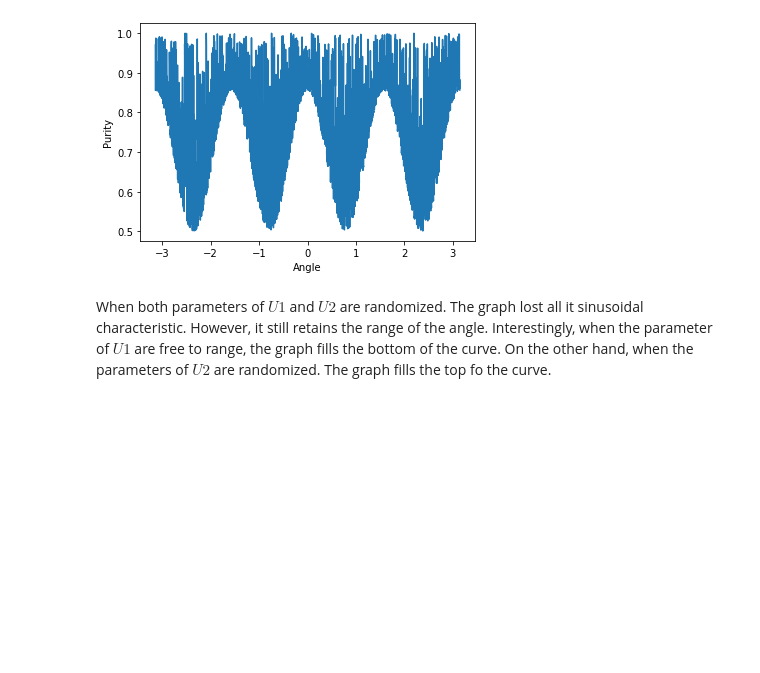
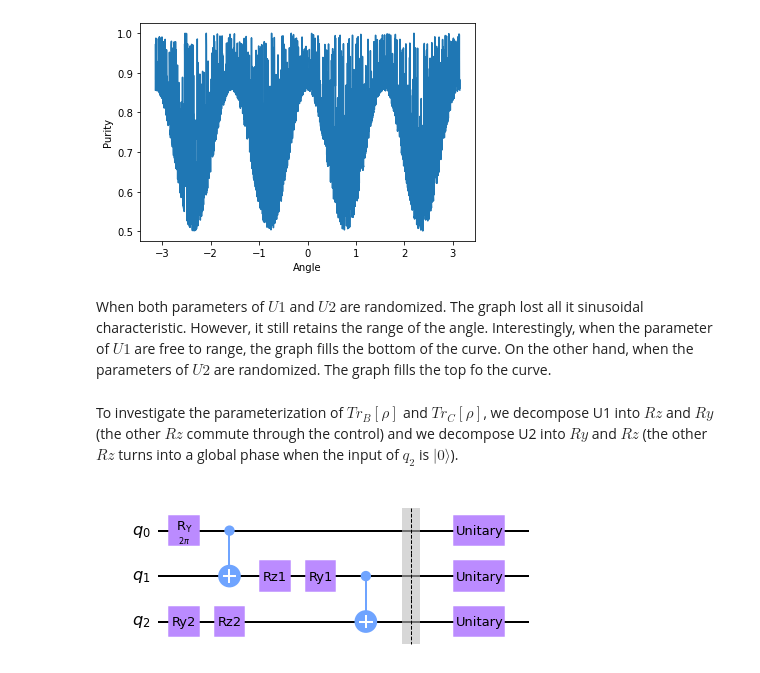
Before and after one commit to mpham26uchicago/QOSF_Mentorship, a Jupyter notebook: Density Matrix.ipynb, the cells around one changed output. Drawn from its saved outputs; the diff is of its cells as text; code cells hidden in the pictures; blank space fills up the shorter version.

```diff
--- a/Density Matrix.ipynb
+++ b/Density Matrix.ipynb
@@ -208,3 +208,23 @@ Text(0, 0.5, 'Purity')
 [figure]
 # %% [markdown]
 When both parameters of $U1$ and $U2$ are randomized. The graph lost all it sinusoidal characteristic. However, it still retains the range of the angle. Interestingly, when the parameter of $U1$ are free to range, the graph fills the bottom of the curve. On the other hand, when the parameters of $U2$ are randomized. The graph fills the top fo the curve.
+# %% [markdown]
+To investigate the parameterization of $Tr_B[\rho]$ and $Tr_C[\rho]$, we decompose U1 into $Rz$ and $Ry$ (the other $Rz$ commute through the control) and we decompose U2 into $Ry$ and $Rz$ (the other $Rz$ turns into a global phase when the input of $q_2$ is $|0\rangle$).
+# %%
+circ = QuantumCircuit(3)
+circ.ry(2*theta, 0)
+circ.cx(0, 1)
+circ.unitary(random_unitary(dims = 2, seed = 1), 1, label = 'Rz1')
+circ.unitary(random_unitary(dims = 2, seed = 1), 1, label = 'Ry1')
+circ.unitary(random_unitary(dims = 2, seed = 2), 2, label = 'Ry2')
+circ.unitary(random_unitary(dims = 2, seed = 2), 2, label = 'Rz2')
+circ.cx(1, 2)
+
+circ.barrier()
+circ.unitary(random_unitary(dims = 2, seed = 0), 0)
+circ.unitary(random_unitary(dims = 2, seed = 3), 1)
+circ.unitary(random_unitary(dims = 2, seed = 4), 2)
+
+circ.draw('mpl')
+# %% [output]
+[figure, added]
```
Also changed, not shown: parts of 4 cells of this notebook.
